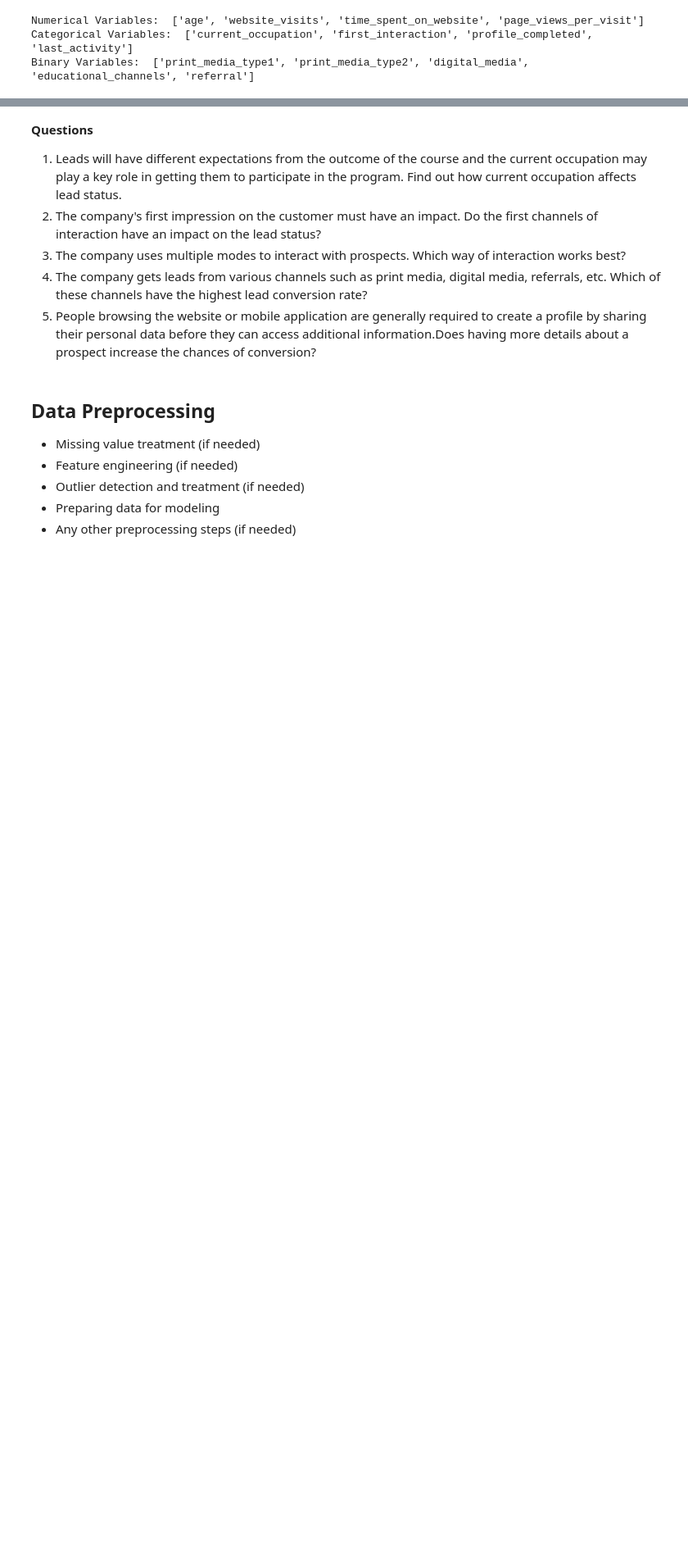
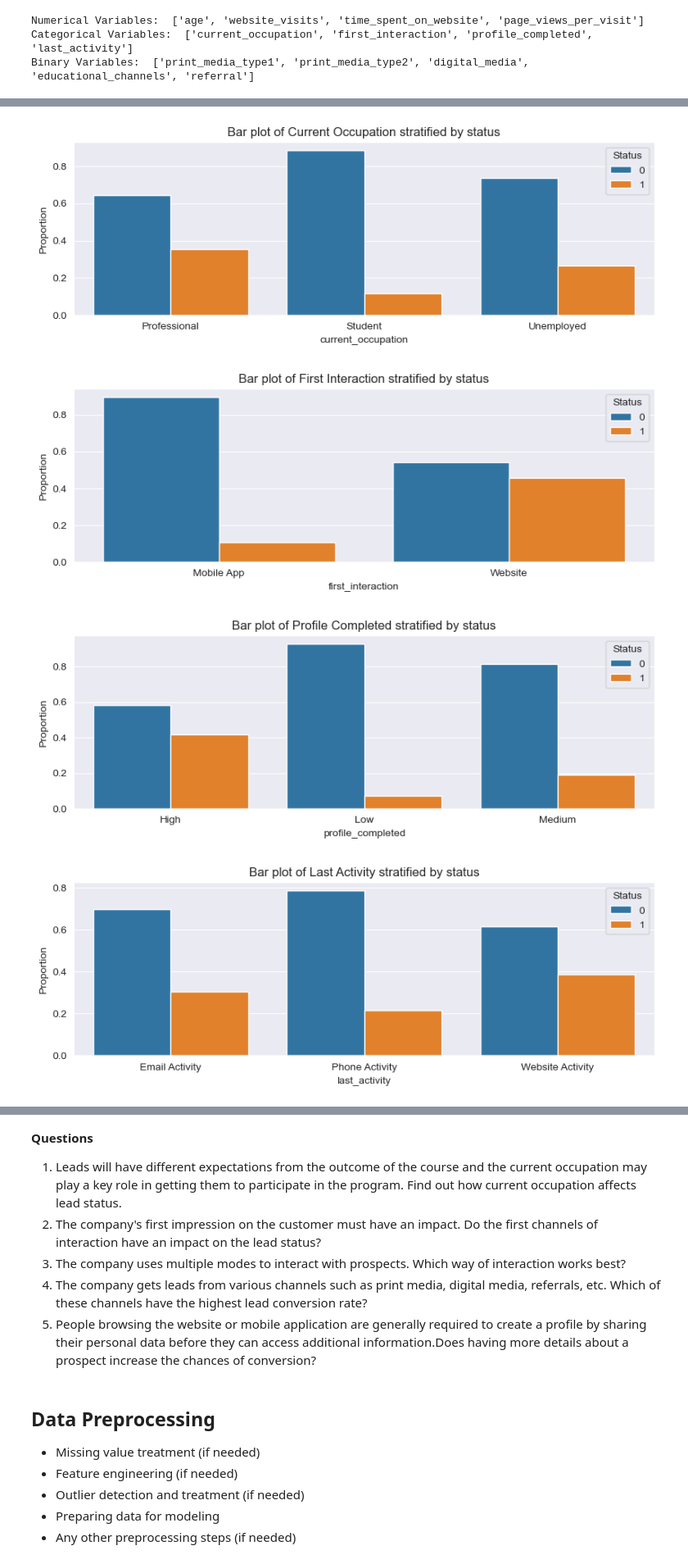
Before and after one commit to johnxbullock/edTech-analysis, a Jupyter notebook: PotentialCustomersPrediction.ipynb, the cells around one changed output, grey strips where cells are left out. Shown at 82% size. Saved outputs shown, nothing was run; the diff lists cells and outputs as text; code cells hidden in the pictures; blank space fills up the shorter version.

```diff
--- a/PotentialCustomersPrediction.ipynb
+++ b/PotentialCustomersPrediction.ipynb
@@ -245,0 +431,39 @@ Binary Variables:  ['print_media_type1', 'print_media_type2', 'digital_media', '
+# %%
+# start with categorical data
+# plot count plots of each data piece, with hue of status,
+
+def categorical_proportions(data_df: pd.DataFrame, cols: list):
+
+    for col in cols:
+
+        # split words in the title to capitalize
+        title = col.split("_")
+
+        # capitalize each word in the title and join into a single word
+        title = ' '.join(word.capitalize() for word in title)
+
+        # compute the proportions of each value of the variable falling into 1 or 0 of the status variable
+        proportions: pd.DataFrame = pd.crosstab(df[col], df["status"], normalize='index').reset_index()
+
+        # melt for plotting
+        proportions: pd.DataFrame = proportions.melt(id_vars=col, var_name='Status', value_name='Proportion')
+
+        # initialize the figure
+        plt.figure(figsize=(10, 3))
+
+        # add a title
+        plt.title(f"Bar plot of {title} stratified by status")
+
+        # plot the barplot
+        sns.barplot(x=col, y="Proportion",hue="Status", data=proportions)
+
+        # display
+        plt.show()
+# %%
+# plot the countplots for the categorical variables against status
+categorical_proportions(df, categorical_vars)
+# %% [output]
+[figure, added]
+[figure, added]
+[figure, added]
+[figure, added]
```
Also changed, not shown: parts of 76 cells of this notebook.
